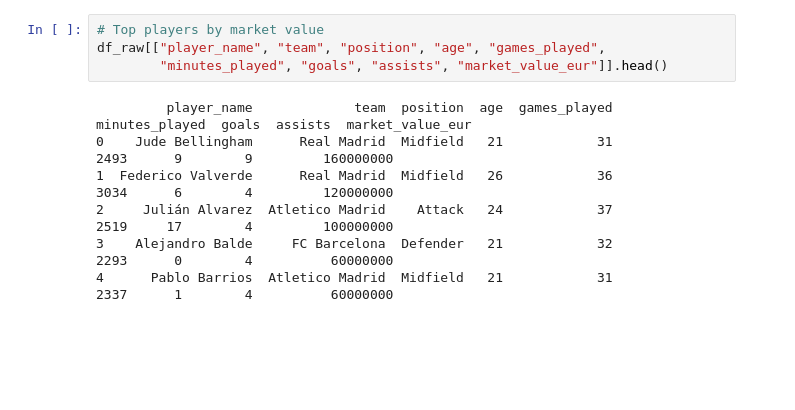
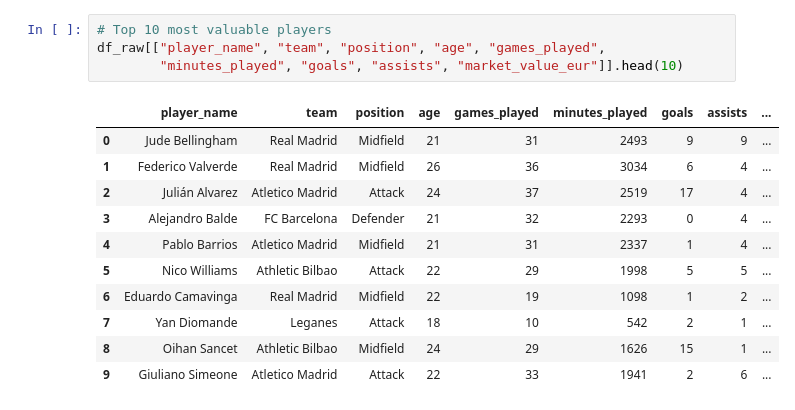
Before and after one commit to JuanseMarcial/laliga-player-market-value-analytics, a Jupyter notebook: notebooks/01_data_exploration.ipynb, the cells around one changed output. Cells and saved outputs as stored; diff of their text form; blank space fills up the shorter version.

```diff
--- a/notebooks/01_data_exploration.ipynb
+++ b/notebooks/01_data_exploration.ipynb
@@ -82,11 +33,16 @@ dtypes: float64(1), int64(7), object(7)
 # %%
-# Top players by market value
+# Top 10 most valuable players
 df_raw[["player_name", "team", "position", "age", "games_played",
-        "minutes_played", "goals", "assists", "market_value_eur"]].head()
+        "minutes_played", "goals", "assists", "market_value_eur"]].head(10)
 # %% [output]
-         player_name             team  position  age  games_played  minutes_played  goals  assists  market_value_eur
-0    Jude Bellingham      Real Madrid  Midfield   21            31            2493      9        9         160000000
-1  Federico Valverde      Real Madrid  Midfield   26            36            3034      6        4         120000000
-2     Julián Alvarez  Atletico Madrid    Attack   24            37            2519     17        4         100000000
-3    Alejandro Balde     FC Barcelona  Defender   21            32            2293      0        4          60000000
-4      Pablo Barrios  Atletico Madrid  Midfield   21            31            2337      1        4          60000000
+|  | player_name | team | position | age | games_played | minutes_played | goals | assists | ... |
+| 0 | Jude Bellingham | Real Madrid | Midfield | 21 | 31 | 2493 | 9 | 9 | ... |
+| 1 | Federico Valverde | Real Madrid | Midfield | 26 | 36 | 3034 | 6 | 4 | ... |
+| 2 | Julián Alvarez | Atletico Madrid | Attack | 24 | 37 | 2519 | 17 | 4 | ... |
+| 3 | Alejandro Balde | FC Barcelona | Defender | 21 | 32 | 2293 | 0 | 4 | ... |
+| 4 | Pablo Barrios | Atletico Madrid | Midfield | 21 | 31 | 2337 | 1 | 4 | ... |
+| 5 | Nico Williams | Athletic Bilbao | Attack | 22 | 29 | 1998 | 5 | 5 | ... |
+| 6 | Eduardo Camavinga | Real Madrid | Midfield | 22 | 19 | 1098 | 1 | 2 | ... |
+| 7 | Yan Diomande | Leganes | Attack | 18 | 10 | 542 | 2 | 1 | ... |
+| 8 | Oihan Sancet | Athletic Bilbao | Midfield | 24 | 29 | 1626 | 15 | 1 | ... |
+| 9 | Giuliano Simeone | Atletico Madrid | Attack | 22 | 33 | 1941 | 2 | 6 | ... |
```
Also changed, not shown: parts of 35 cells of this notebook, 11 other files.
